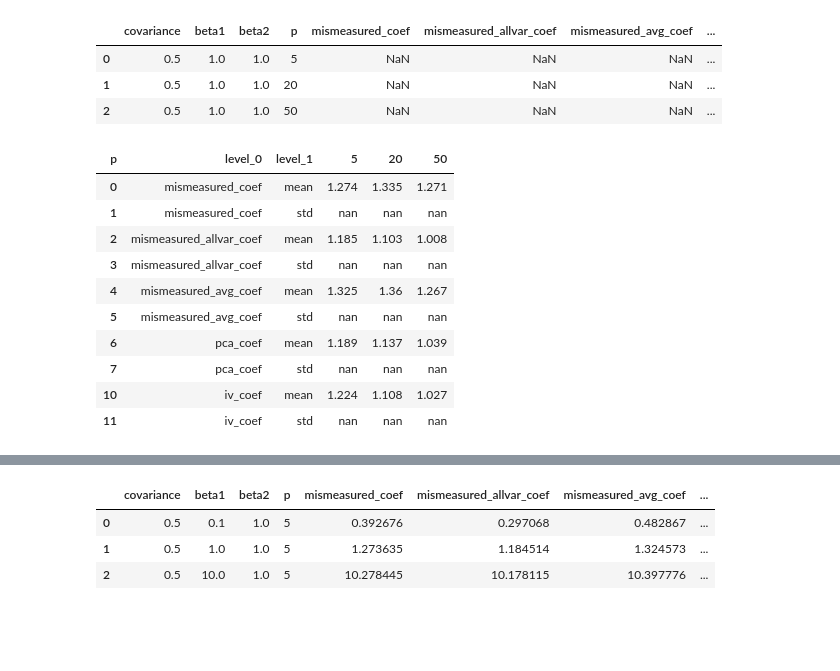
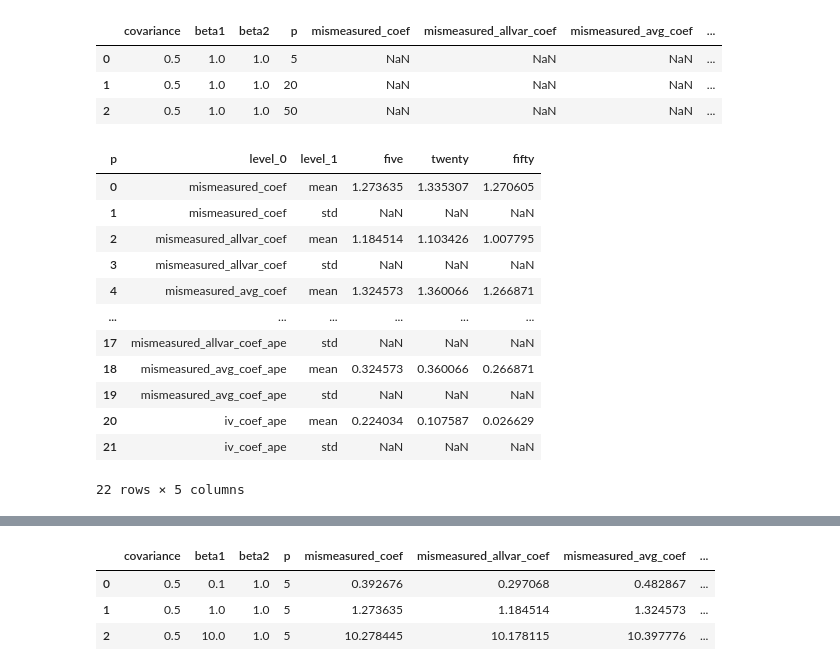
Before and after one commit to ijyliu/ECMA-31330-Project, a Jupyter notebook: Source/Simulations/PCA on Covariates 20210526.ipynb, the cells around one changed output, grey strips where cells are left out. Saved outputs shown, nothing was run; the diff lists cells and outputs as text; code cells hidden in the pictures; blank space fills up the shorter version.

Commit message:
p_tables

```diff
--- a/Source/Simulations/PCA on Covariates 20210526.ipynb
+++ b/Source/Simulations/PCA on Covariates 20210526.ipynb
@@ -283,30 +321,24 @@ output.loc[(output['beta1']==1)&(output['beta2']==1)&(output['covariance'] == 0.
 # %%
-# coef_names_mapper = {'mismeasured_coef':'Single Measurement', 'mismeasured_allvar_coef':'All Measurements', }
-# ape_names_mapper = {}
-
 sim_reg_p = (output.loc[(output['beta1']==1)&(output['beta2']==1)&(output['covariance'] == 0.5)&(output['exp_of_var']=='yes')]
                    .drop(columns=['covariance', 'beta1', 'beta2'])
                    .groupby('p')
                    .agg(['mean', 'std'])
                    .transpose()
-                   .reset_index())
+                   .reset_index()
+                   .rename(columns = {5:'five', 20:'twenty', 50:'fifty'}))
 
-sim_reg_p_coefs = (sim_reg_p.query('level_0.str.contains("coef")')
-                            .query('level_0 != "true_val_coef"')
-                            .query('not level_0.str.contains("ape")')
-                            .round(3)
-                            .astype(str))
-
-sim_reg_p_coefs
+sim_reg_p
 # %% [output]
-| p | level_0 | level_1 | 5 | 20 | 50 |
-| 0 | mismeasured_coef | mean | 1.274 | 1.335 | 1.271 |
-| 1 | mismeasured_coef | std | nan | nan | nan |
-| 2 | mismeasured_allvar_coef | mean | 1.185 | 1.103 | 1.008 |
-| 3 | mismeasured_allvar_coef | std | nan | nan | nan |
-| 4 | mismeasured_avg_coef | mean | 1.325 | 1.36 | 1.267 |
-| 5 | mismeasured_avg_coef | std | nan | nan | nan |
-| 6 | pca_coef | mean | 1.189 | 1.137 | 1.039 |
-| 7 | pca_coef | std | nan | nan | nan |
-| 10 | iv_coef | mean | 1.224 | 1.108 | 1.027 |
-| 11 | iv_coef | std | nan | nan | nan |
+| p | level_0 | level_1 | five | twenty | fifty |
+| 0 | mismeasured_coef | mean | 1.273635 | 1.335307 | 1.270605 |
+| 1 | mismeasured_coef | std | NaN | NaN | NaN |
+| 2 | mismeasured_allvar_coef | mean | 1.184514 | 1.103426 | 1.007795 |
+| 3 | mismeasured_allvar_coef | std | NaN | NaN | NaN |
+| 4 | mismeasured_avg_coef | mean | 1.324573 | 1.360066 | 1.266871 |
+| ... | ... | ... | ... | ... | ... |
+| 17 | mismeasured_allvar_coef_ape | std | NaN | NaN | NaN |
+| 18 | mismeasured_avg_coef_ape | mean | 0.324573 | 0.360066 | 0.266871 |
+| 19 | mismeasured_avg_coef_ape | std | NaN | NaN | NaN |
+| 20 | iv_coef_ape | mean | 0.224034 | 0.107587 | 0.026629 |
+| 21 | iv_coef_ape | std | NaN | NaN | NaN |
+22 rows × 5 columns
```
Also changed, not shown: parts of 5 cells of this notebook, 2 other files.
